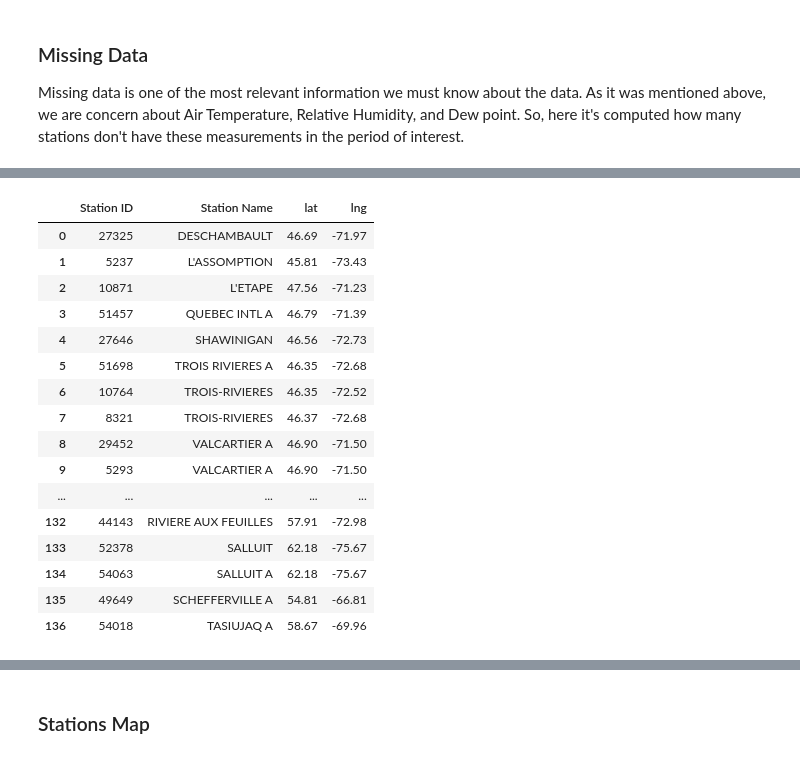
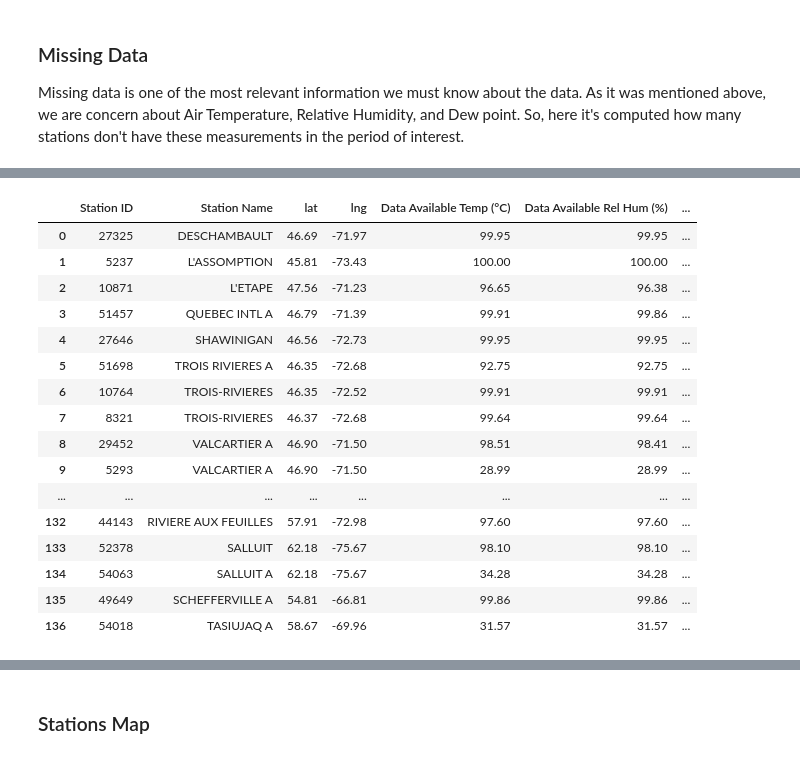
Before and after one commit to guilhAbreu/Environment-Canada-Weather-Info-Processing, a Jupyter notebook: EnvCanWeaInfo.ipynb, the cells around one changed output, grey strips where cells are left out. Saved outputs shown, nothing was run; the diff lists cells and outputs as text; code cells hidden in the pictures.

```diff
--- a/EnvCanWeaInfo.ipynb
+++ b/EnvCanWeaInfo.ipynb
@@ -109,0 +100,11 @@ display(HTML(missingData.to_html()))
+# %%
+def countData(dataFrame, dictionary, column, dataQuantity):
+    '''
+    Description: It calculate the pecentage of data available
+    '''
+    dataSet = dictionary.copy()
+    newdf = dataFrame.copy()
+    for station in dataSet:
+        data = dataSet[station]
+        newdf.loc[newdf['Station ID'] == station, "Data Available "+column] = round(100*data[column].count()/dataQuantity,2)
+    return newdf
@@ -110,3 +123,12 @@ display(HTML(missingData.to_html()))
+# %%
+def removeItems(dictionary, keys):
+    '''
+    Description: Remove a list of keys from a dict object.
+    '''
+    d = dictionary.copy()
+    for key in keys:
+        d.pop(key)
+    return d
 # %%
 dataLength = len(dataSet)
 print('Missing Data in %d stations:' %dataLength)
@@ -125,22 +147,41 @@ availableStations = missingData[(missingData['Has Temp'] == True) & (missingData
 availableStations.sort_index(axis='index')
 availableStations = availableStations.reset_index(drop=True)
 availableStations = availableStations[['Station ID', 'Station Name', 'lat', 'lng']]
-display(HTML(availableStations.to_html()))
-# %% [output]
-|  | Station ID | Station Name | lat | lng |
-| 0 | 27325 | DESCHAMBAULT | 46.69 | -71.97 |
-| 1 | 5237 | L'ASSOMPTION | 45.81 | -73.43 |
-| 2 | 10871 | L'ETAPE | 47.56 | -71.23 |
-| 3 | 51457 | QUEBEC INTL A | 46.79 | -71.39 |
-| 4 | 27646 | SHAWINIGAN | 46.56 | -72.73 |
-| 5 | 51698 | TROIS RIVIERES A | 46.35 | -72.68 |
-| 6 | 10764 | TROIS-RIVIERES | 46.35 | -72.52 |
-| 7 | 8321 | TROIS-RIVIERES | 46.37 | -72.68 |
-| 8 | 29452 | VALCARTIER A | 46.90 | -71.50 |
-| 9 | 5293 | VALCARTIER A | 46.90 | -71.50 |
-| ... | ... | ... | ... | ... |
-| 132 | 44143 | RIVIERE AUX FEUILLES | 57.91 | -72.98 |
-| 133 | 52378 | SALLUIT | 62.18 | -75.67 |
-| 134 | 54063 | SALLUIT A | 62.18 | -75.67 |
-| 135 | 49649 | SCHEFFERVILLE A | 54.81 | -66.81 |
-| 136 | 54018 | TASIUJAQ A | 58.67 | -69.96 |
+# %%
+# clean up dataSet, remainning just the stations that
+avs    = availableStations['Station ID'].values
+nodata = np.setdiff1d(missingData['Station ID'].values, avs)
+dataSet = removeItems(dataSet, nodata)
+# %%
+from datetime import date
+
+delta = date(2018, 8, 31) - date(2018, 6, 1)
+removeList = fltrbyDQ(dataSet, 'Temp (°C)', (delta.days + 1)*24, threshold=0.9)
+t90 = removeItems(dataSet,removeList)
+removeList = fltrbyDQ(dataSet, 'Rel Hum (%)', (delta.days + 1)*24, threshold=0.9)
+rh90 = removeItems(dataSet,removeList)
+removeList = fltrbyDQ(dataSet, 'Dew Point Temp (°C)', (delta.days + 1)*24, threshold=0.9)
+dp90 = removeItems(dataSet,removeList)
+# %%
+availableStations = countData(availableStations, dataSet, 'Temp (°C)', (delta.days + 1)*24)
+availableStations = countData(availableStations, dataSet, 'Rel Hum (%)', (delta.days + 1)*24)
+availableStations = countData(availableStations, dataSet, 'Dew Point Temp (°C)', (delta.days + 1)*24)
+display(HTML(availableStations.to_html()))
+# %% [output]
+|  | Station ID | Station Name | lat | lng | Data Available Temp (°C) | Data Available Rel Hum (%) | ... |
+| 0 | 27325 | DESCHAMBAULT | 46.69 | -71.97 | 99.95 | 99.95 | ... |
+| 1 | 5237 | L'ASSOMPTION | 45.81 | -73.43 | 100.00 | 100.00 | ... |
+| 2 | 10871 | L'ETAPE | 47.56 | -71.23 | 96.65 | 96.38 | ... |
+| 3 | 51457 | QUEBEC INTL A | 46.79 | -71.39 | 99.91 | 99.86 | ... |
+| 4 | 27646 | SHAWINIGAN | 46.56 | -72.73 | 99.95 | 99.95 | ... |
+| 5 | 51698 | TROIS RIVIERES A | 46.35 | -72.68 | 92.75 | 92.75 | ... |
+| 6 | 10764 | TROIS-RIVIERES | 46.35 | -72.52 | 99.91 | 99.91 | ... |
+| 7 | 8321 | TROIS-RIVIERES | 46.37 | -72.68 | 99.64 | 99.64 | ... |
+| 8 | 29452 | VALCARTIER A | 46.90 | -71.50 | 98.51 | 98.41 | ... |
+| 9 | 5293 | VALCARTIER A | 46.90 | -71.50 | 28.99 | 28.99 | ... |
+| ... | ... | ... | ... | ... | ... | ... | ... |
+| 132 | 44143 | RIVIERE AUX FEUILLES | 57.91 | -72.98 | 97.60 | 97.60 | ... |
+| 133 | 52378 | SALLUIT | 62.18 | -75.67 | 98.10 | 98.10 | ... |
+| 134 | 54063 | SALLUIT A | 62.18 | -75.67 | 34.28 | 34.28 | ... |
+| 135 | 49649 | SCHEFFERVILLE A | 54.81 | -66.81 | 99.86 | 99.86 | ... |
+| 136 | 54018 | TASIUJAQ A | 58.67 | -69.96 | 31.57 | 31.57 | ... |
```
Also changed, not shown: parts of 21 cells of this notebook.
